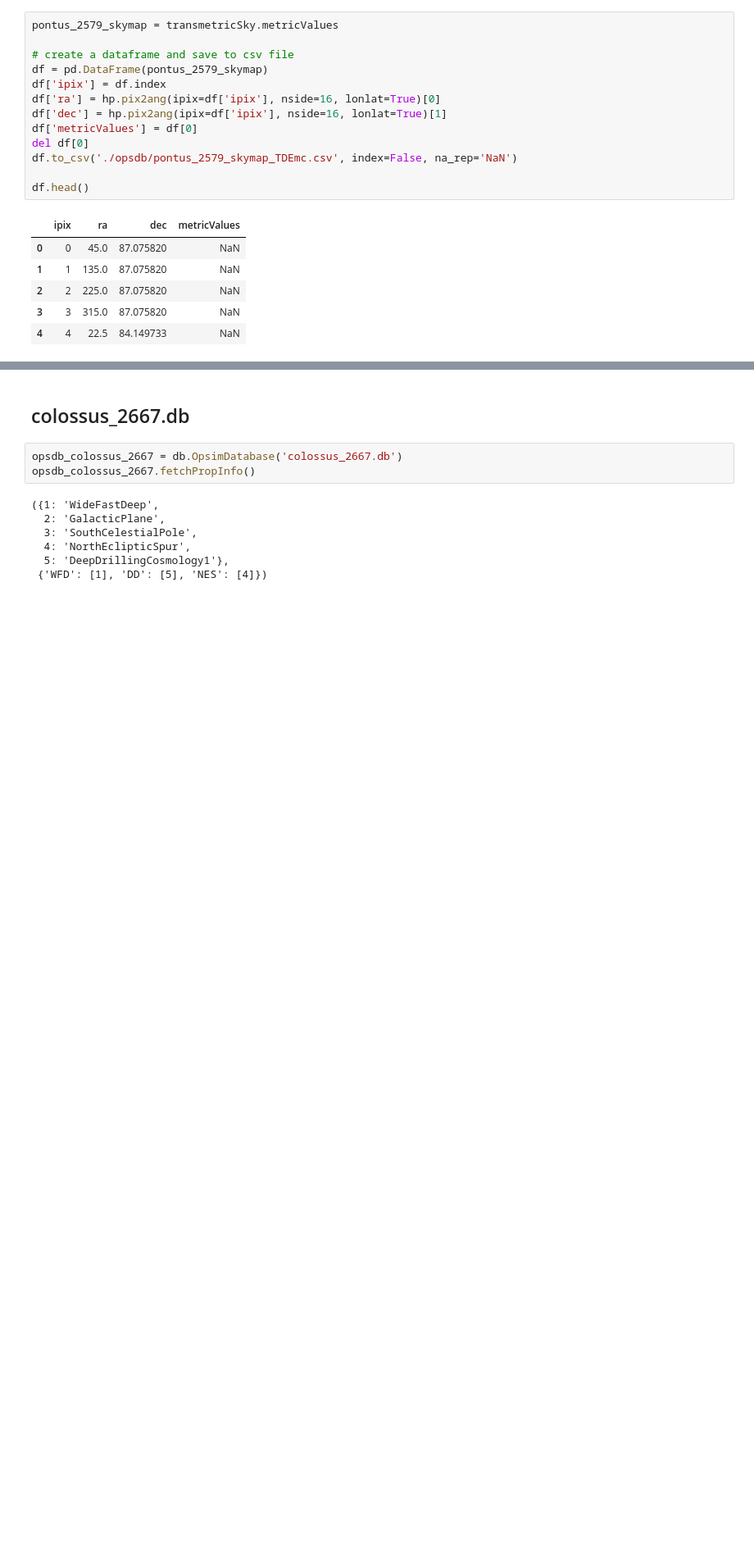
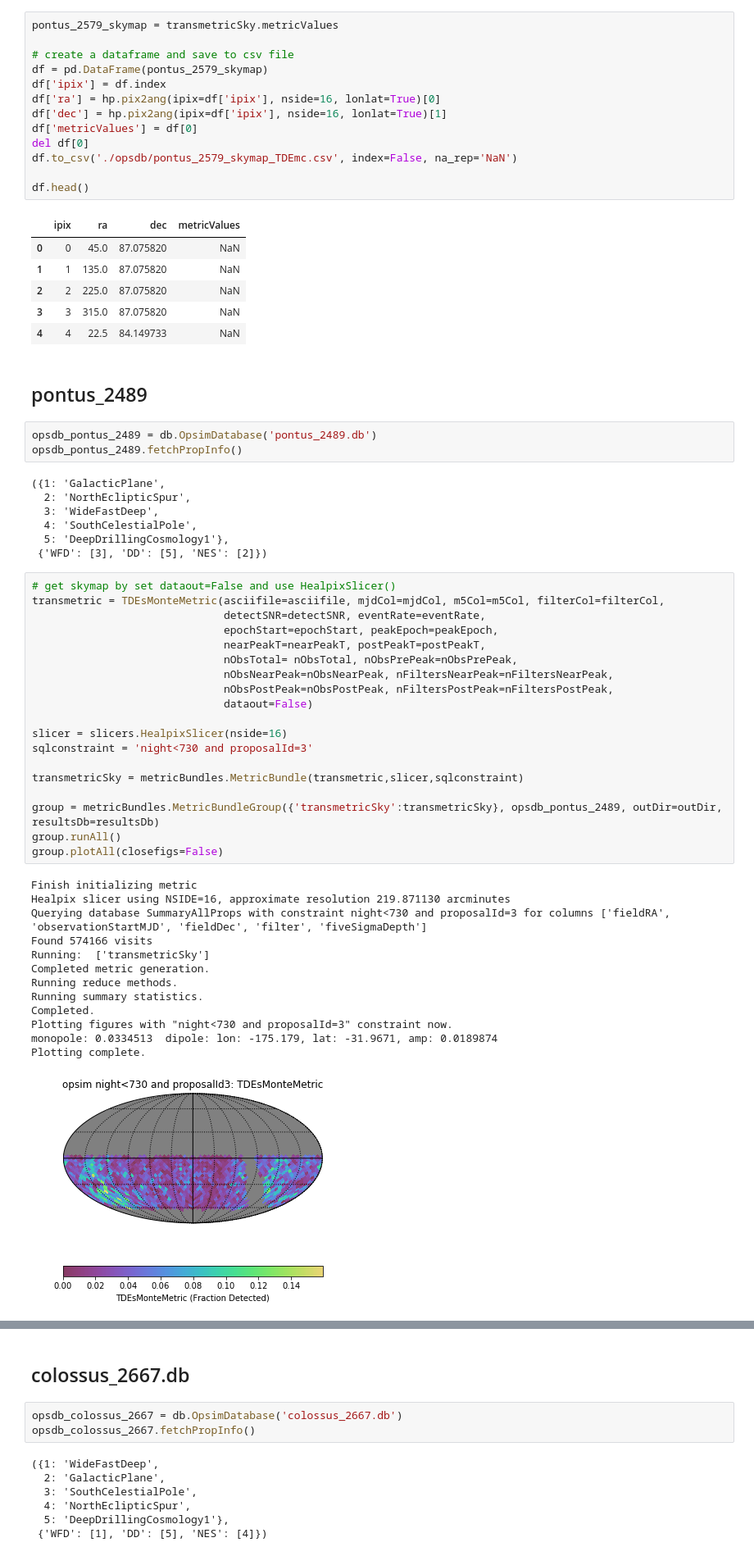
Before and after one commit to xiaolng/maf, a Jupyter notebook: TDEsMonteDbCompare.ipynb, the cells around one changed output, grey strips where cells are left out. Shown: that part at 82% size. Saved outputs shown, nothing was run; the diff lists cells and outputs as text; blank space fills up the shorter version.

```diff
--- a/TDEsMonteDbCompare.ipynb
+++ b/TDEsMonteDbCompare.ipynb
@@ -369,3 +369,48 @@ df.head()
 | 2 | 2 | 225.0 | 87.075820 | NaN |
 | 3 | 3 | 315.0 | 87.075820 | NaN |
 | 4 | 4 | 22.5 | 84.149733 | NaN |
+# %% [markdown]
+## pontus_2489
+# %%
+opsdb_pontus_2489 = db.OpsimDatabase('pontus_2489.db')
+opsdb_pontus_2489.fetchPropInfo()
+# %% [output]
+({1: 'GalacticPlane',
+  2: 'NorthEclipticSpur',
+  3: 'WideFastDeep',
+  4: 'SouthCelestialPole',
+  5: 'DeepDrillingCosmology1'},
+ {'WFD': [3], 'DD': [5], 'NES': [2]})
+# %%
+# get skymap by set dataout=False and use HealpixSlicer()
+transmetric = TDEsMonteMetric(asciifile=asciifile, mjdCol=mjdCol, m5Col=m5Col, filterCol=filterCol,
+                              detectSNR=detectSNR, eventRate=eventRate,
+                              epochStart=epochStart, peakEpoch=peakEpoch,
+                              nearPeakT=nearPeakT, postPeakT=postPeakT,
+                              nObsTotal= nObsTotal, nObsPrePeak=nObsPrePeak,
+                              nObsNearPeak=nObsNearPeak, nFiltersNearPeak=nFiltersNearPeak,
+                              nObsPostPeak=nObsPostPeak, nFiltersPostPeak=nFiltersPostPeak,
+                              dataout=False)
+
+slicer = slicers.HealpixSlicer(nside=16)
+sqlconstraint = 'night<730 and proposalId=3'
+
+transmetricSky = metricBundles.MetricBundle(transmetric,slicer,sqlconstraint)
+
+group = metricBundles.MetricBundleGroup({'transmetricSky':transmetricSky}, opsdb_pontus_2489, outDir=outDir, resultsDb=resultsDb)
+group.runAll()
+group.plotAll(closefigs=False)
+# %% [output]
+Finish initializing metric
+Healpix slicer using NSIDE=16, approximate resolution 219.871130 arcminutes
+Querying database SummaryAllProps with constraint night<730 and proposalId=3 for columns ['fieldRA', 'observationStartMJD', 'fieldDec', 'filter', 'fiveSigmaDepth']
+Found 574166 visits
+Running:  ['transmetricSky']
+Completed metric generation.
+Running reduce methods.
+Running summary statistics.
+Completed.
+Plotting figures with "night<730 and proposalId=3" constraint now.
+monopole: 0.0334513  dipole: lon: -175.179, lat: -31.9671, amp: 0.0189874
+Plotting complete.
+[figure, added]
```
Also changed, not shown: parts of 3 cells of this notebook.
